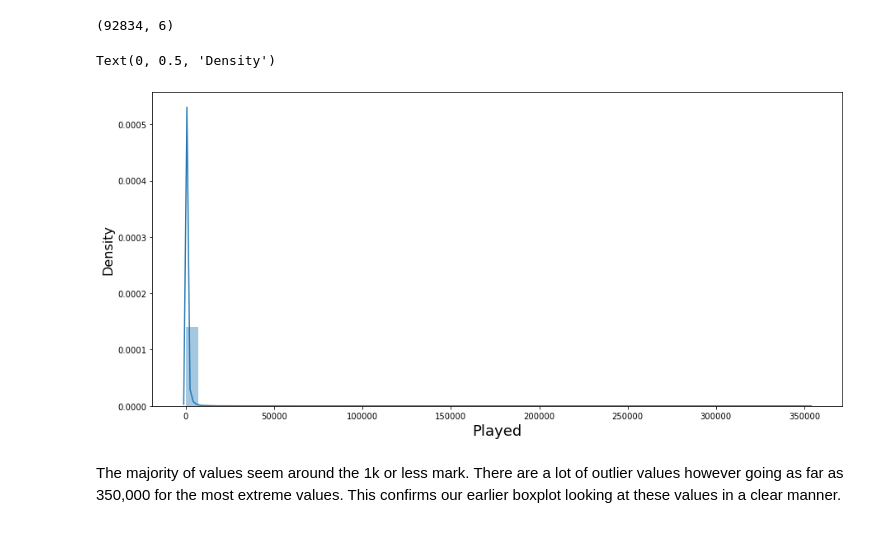
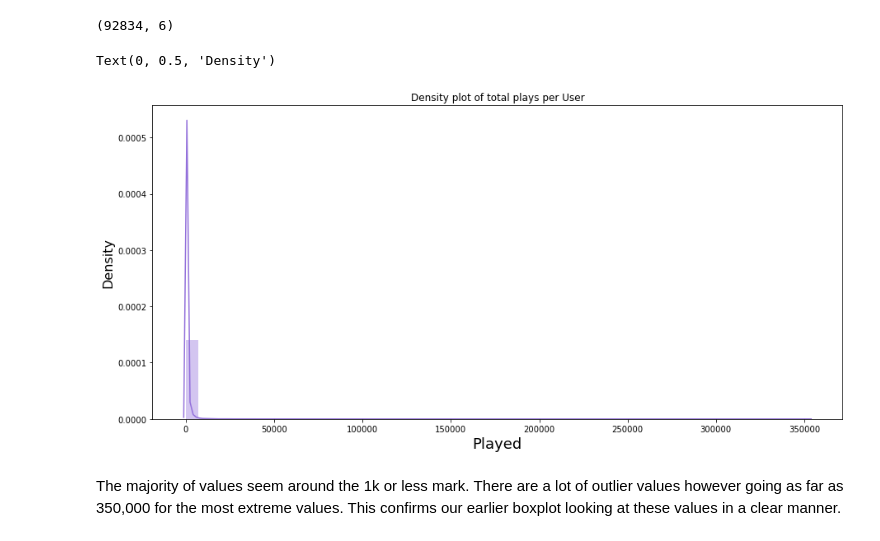
Before and after one commit to kiansweeney11/Ca4015-final-assignment, a Jupyter notebook: recommender.ipynb, the cells around one changed output. Cells and saved outputs as stored; diff of their text form; code cells hidden in the pictures.

```diff
--- a/recommender.ipynb
+++ b/recommender.ipynb
@@ -647,12 +654,12 @@ played.shape
 (92834, 6)
 # %%
 plt.figure(figsize=[15,7])
-sns.distplot(played['played'])
+sns.distplot(played['played'], color="mediumpurple").set(title='Density plot of total plays per User')
 plt.xlabel('Played', fontsize=18)
 plt.ylabel('Density', fontsize=16)
 # %% [output]
 Text(0, 0.5, 'Density')
-[figure, old version]
+[figure, new version]
 # %% [markdown]
 The majority of values seem around the 1k or less mark. There are a lot of outlier values however going as far as 350,000 for the most extreme values. This confirms our earlier boxplot looking at these values in a clear manner.
 # %%
```
Also changed, not shown: parts of 108 cells of this notebook.
